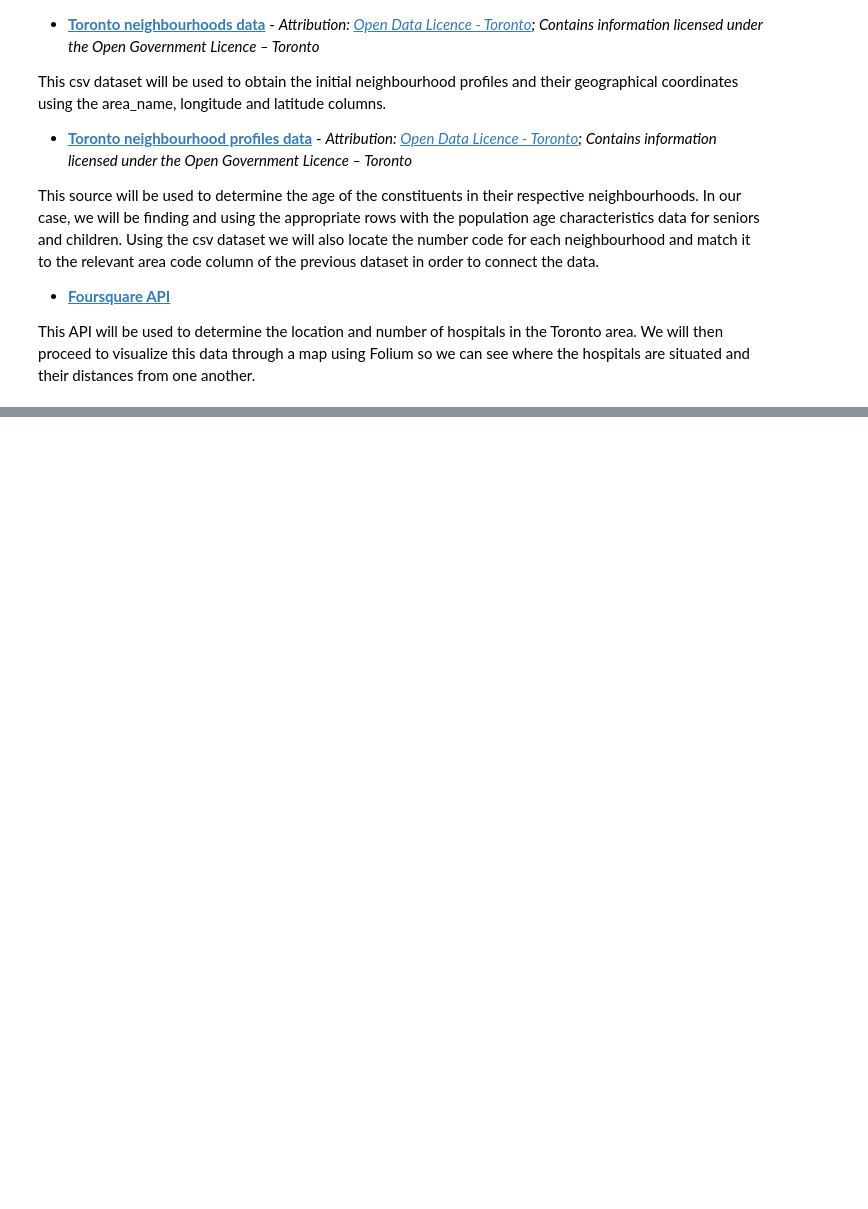
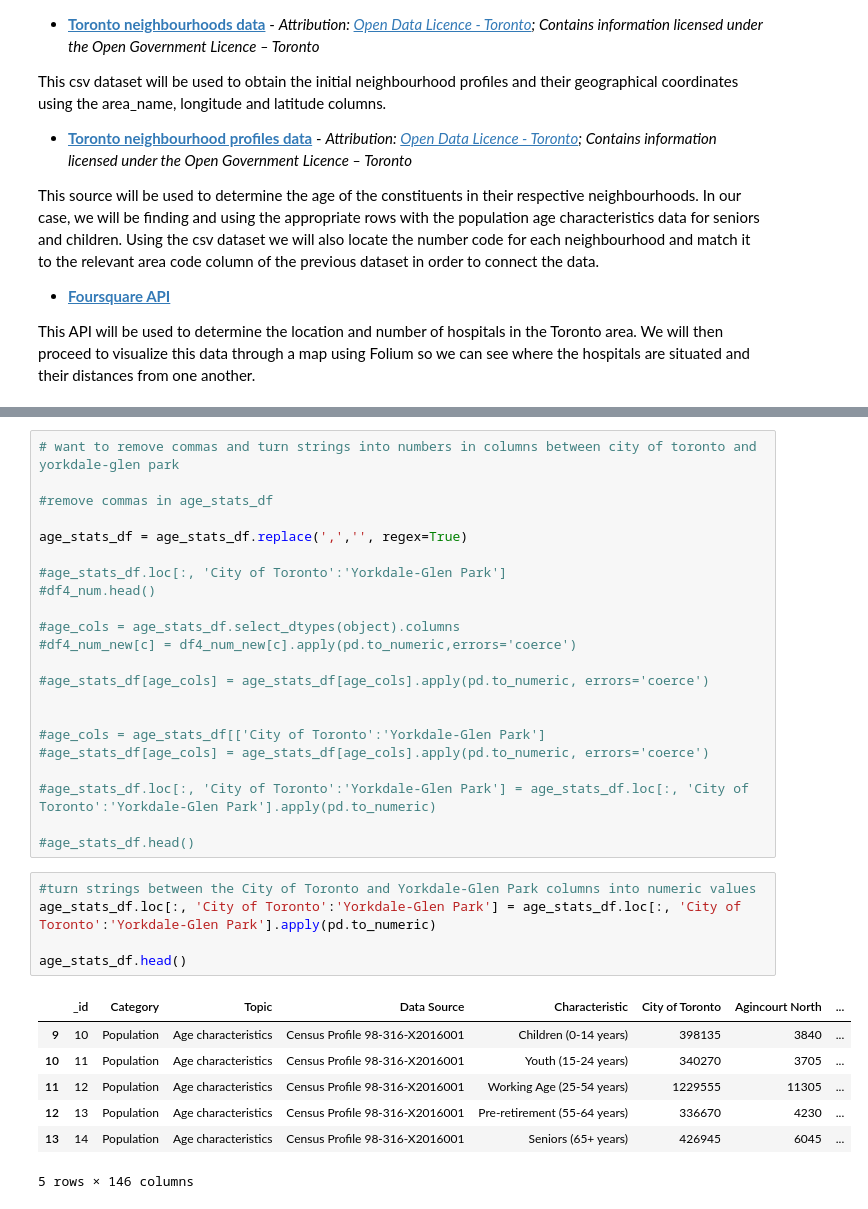
Before and after one commit to genephoenix/Coursera_Capstone, a Jupyter notebook: Capstone Project Notebook.ipynb, the cells around one changed output, grey strips where cells are left out. Cells and saved outputs as stored; diff of their text form; blank space fills up the shorter version.

```diff
--- a/Capstone Project Notebook.ipynb
+++ b/Capstone Project Notebook.ipynb
@@ -52,0 +204,35 @@
+# %%
+# want to remove commas and turn strings into numbers in columns between city of toronto and yorkdale-glen park
+
+#remove commas in age_stats_df
+
+age_stats_df = age_stats_df.replace(',','', regex=True)
+
+#age_stats_df.loc[:, 'City of Toronto':'Yorkdale-Glen Park']
+#df4_num.head()
+
+#age_cols = age_stats_df.select_dtypes(object).columns
+#df4_num_new[c] = df4_num_new[c].apply(pd.to_numeric,errors='coerce')
+
+#age_stats_df[age_cols] = age_stats_df[age_cols].apply(pd.to_numeric, errors='coerce')
+
+
+#age_cols = age_stats_df[['City of Toronto':'Yorkdale-Glen Park']
+#age_stats_df[age_cols] = age_stats_df[age_cols].apply(pd.to_numeric, errors='coerce')
+
+#age_stats_df.loc[:, 'City of Toronto':'Yorkdale-Glen Park'] = age_stats_df.loc[:, 'City of Toronto':'Yorkdale-Glen Park'].apply(pd.to_numeric)
+
+#age_stats_df.head()
+# %%
+#turn strings between the City of Toronto and Yorkdale-Glen Park columns into numeric values
+age_stats_df.loc[:, 'City of Toronto':'Yorkdale-Glen Park'] = age_stats_df.loc[:, 'City of Toronto':'Yorkdale-Glen Park'].apply(pd.to_numeric)
+
+age_stats_df.head()
+# %% [output]
+|  | _id | Category | Topic | Data Source | Characteristic | City of Toronto | Agincourt North | ... |
+| 9 | 10 | Population | Age characteristics | Census Profile 98-316-X2016001 | Children (0-14 years) | 398135 | 3840 | ... |
+| 10 | 11 | Population | Age characteristics | Census Profile 98-316-X2016001 | Youth (15-24 years) | 340270 | 3705 | ... |
+| 11 | 12 | Population | Age characteristics | Census Profile 98-316-X2016001 | Working Age (25-54 years) | 1229555 | 11305 | ... |
+| 12 | 13 | Population | Age characteristics | Census Profile 98-316-X2016001 | Pre-retirement (55-64 years) | 336670 | 4230 | ... |
+| 13 | 14 | Population | Age characteristics | Census Profile 98-316-X2016001 | Seniors (65+ years) | 426945 | 6045 | ... |
+5 rows × 146 columns
```
Also changed, not shown: parts of 73 cells of this notebook.
